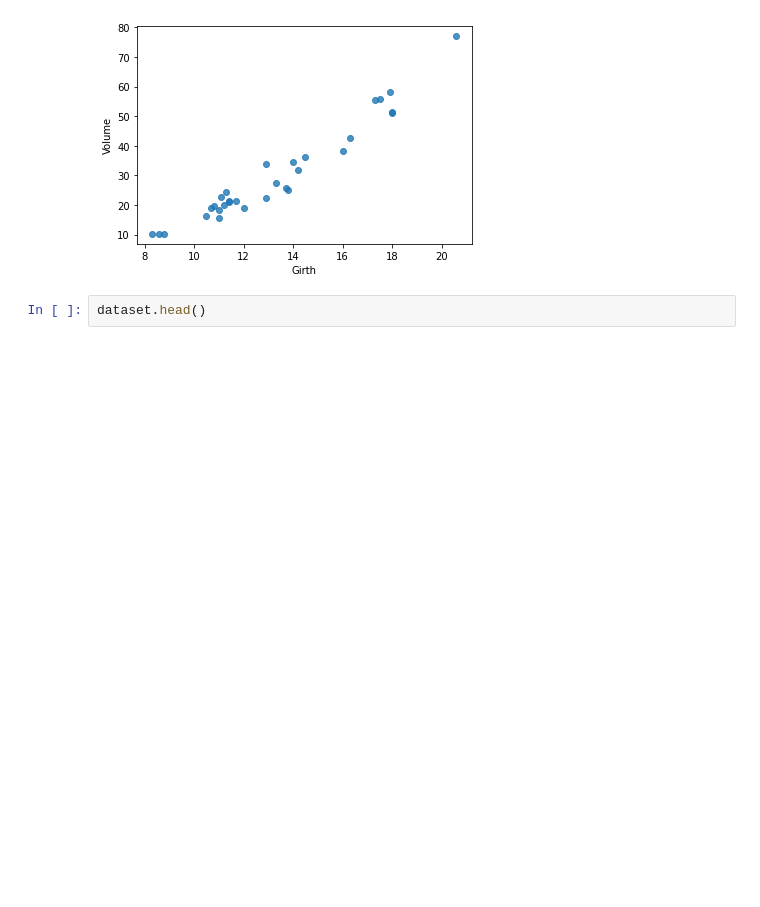
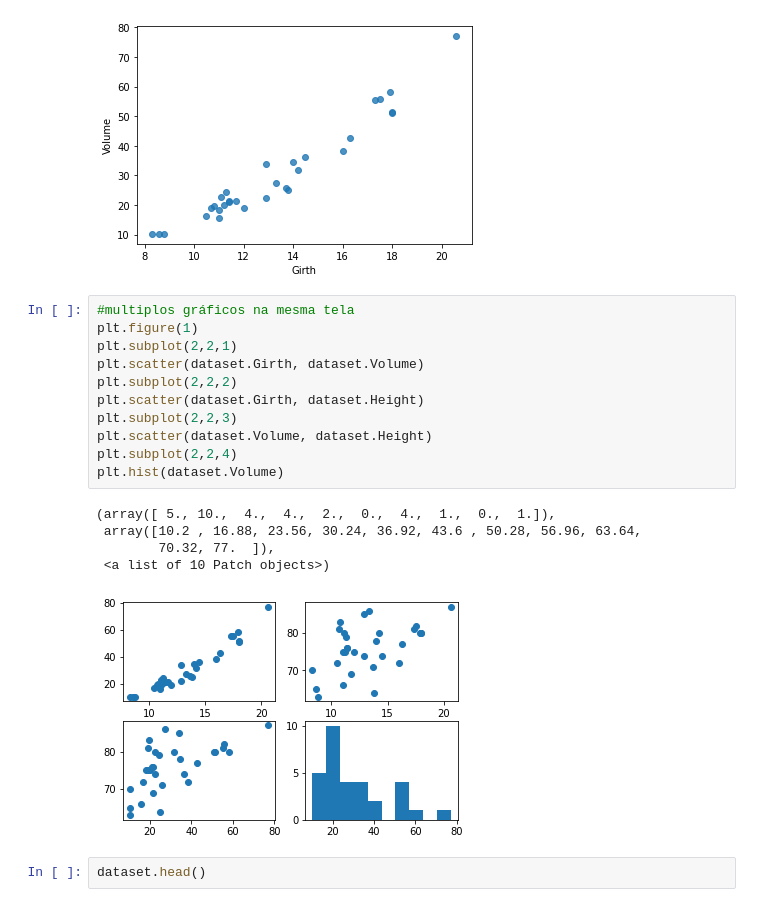
Before and after one commit to EuReinoso/IA-Studying, a Jupyter notebook: graph/Gráficos.ipynb, the cells around one changed output. Drawn from its saved outputs; the diff is of its cells as text; blank space fills up the shorter version.

Commit message:
Multi graphs

```diff
--- a/graph/datas/Gráficos.ipynb
+++ b/graph/Gráficos.ipynb
@@ -44,6 +44,23 @@ sb.regplot(dataset.Girth,dataset.Volume, data= dataset, fit_reg= False)
 # %% [output]
 <matplotlib.axes._subplots.AxesSubplot at 0x...>
 [figure]
+# %%
+#multiplos gráficos na mesma tela
+plt.figure(1)
+plt.subplot(2,2,1)
+plt.scatter(dataset.Girth, dataset.Volume)
+plt.subplot(2,2,2)
+plt.scatter(dataset.Girth, dataset.Height)
+plt.subplot(2,2,3)
+plt.scatter(dataset.Volume, dataset.Height)
+plt.subplot(2,2,4)
+plt.hist(dataset.Volume)
+# %% [output]
+(array([ 5., 10.,  4.,  4.,  2.,  0.,  4.,  1.,  0.,  1.]),
+ array([10.2 , 16.88, 23.56, 30.24, 36.92, 43.6 , 50.28, 56.96, 63.64,
+        70.32, 77.  ]),
+ <a list of 10 Patch objects>)
+[figure, added]
 # %%
 dataset.head()
 # %% [output]
```
